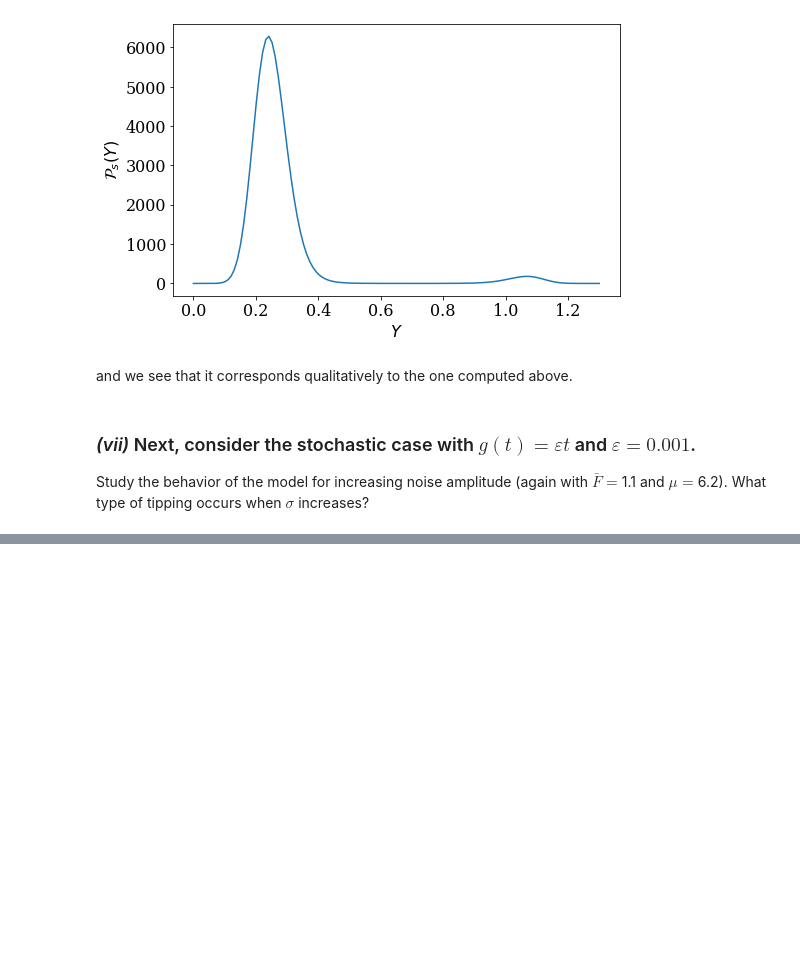
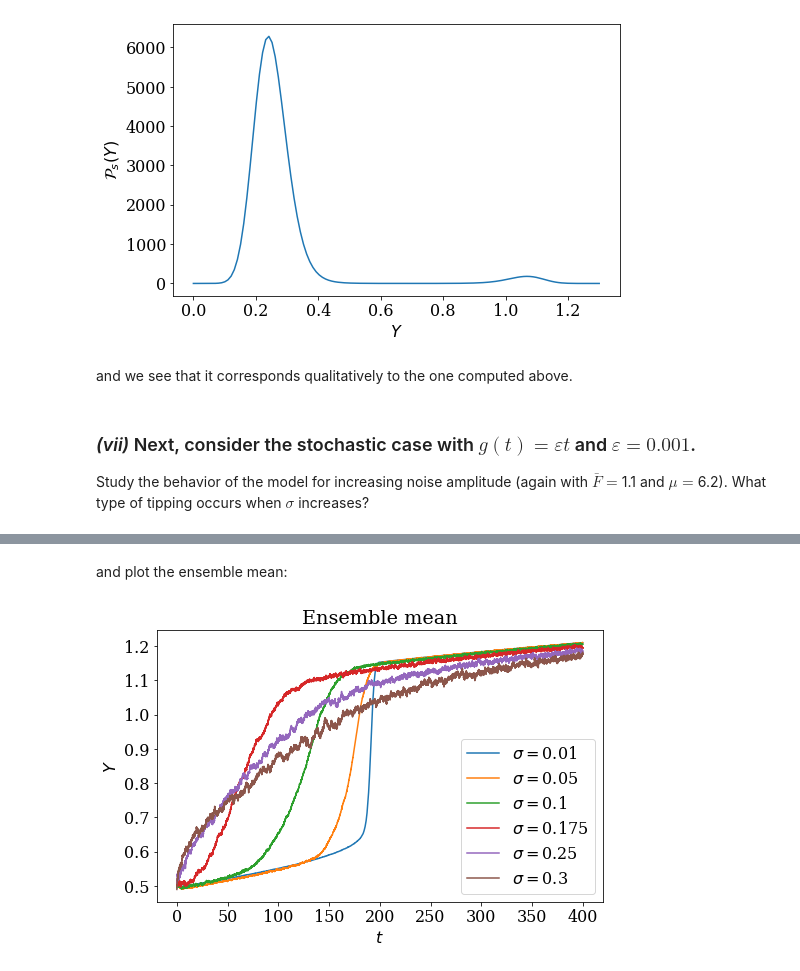
Before and after one commit to jodemaey/CriticalEarthPython, a Jupyter notebook: project_AMOC.ipynb, the cells around one changed output, grey strips where cells are left out. Drawn from its saved outputs; the diff is of its cells as text; code cells hidden in the pictures; blank space fills up the shorter version.

Commit message:
Update with the ensemble mean

```diff
--- a/project_AMOC.ipynb
+++ b/project_AMOC.ipynb
@@ -359,0 +364,5 @@ Study the behavior of the model for increasing noise amplitude (again with $\bar
+# %%
+epsilon = 1.e-3
+
+def g(t):
+    return epsilon * t
@@ -359,0 +371,19 @@ Study the behavior of the model for increasing noise amplitude (again with $\bar
+# %%
+%%time
+
+sigma_vec = [0.01, 0.05,0.1,0.175,0.25,0.3]
+mean_trajectory = list()
+number_of_trajectory = 1000
+number_of_steps = 40000
+
+for sigma in sigma_vec:
+
+    noisy_trajectory = list()
+
+    for i in range(number_of_trajectory):
+        ic = np.random.random()
+        time, trajectory = stochastic_integrate(AMOC_noise, 0.01, number_of_steps, {'Fbar': Fbar, 'mu': mu, 'g':g}, ic, Fbar * sigma)
+        noisy_trajectory.append(trajectory)
+
+    mean_trajectory.append(np.array(noisy_trajectory))
+mean_trajectory = np.array(mean_trajectory)
@@ -359,0 +393,13 @@ Study the behavior of the model for increasing noise amplitude (again with $\bar
+# %% [markdown]
+and plot the ensemble mean:
+# %%
+fig = plt.figure(figsize=(8, 5))
+for i, sigma in enumerate(sigma_vec):
+    plt.plot(time, np.mean(mean_trajectory[i], axis=0), label=r'$\sigma = $'+str(sigma))
+
+plt.xlabel(r'$t$')
+plt.ylabel(r'$Y$')
+plt.title('Ensemble mean')
+plt.legend();
+# %% [output]
+[figure, added]
```
Also changed, not shown: parts of 5 cells of this notebook.
